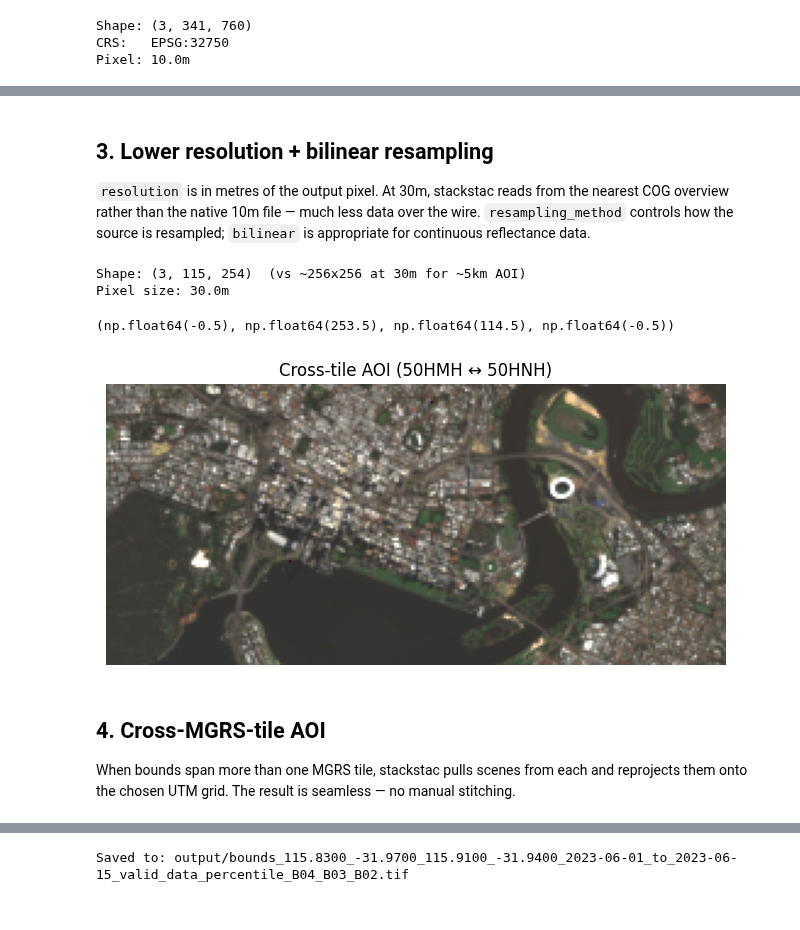
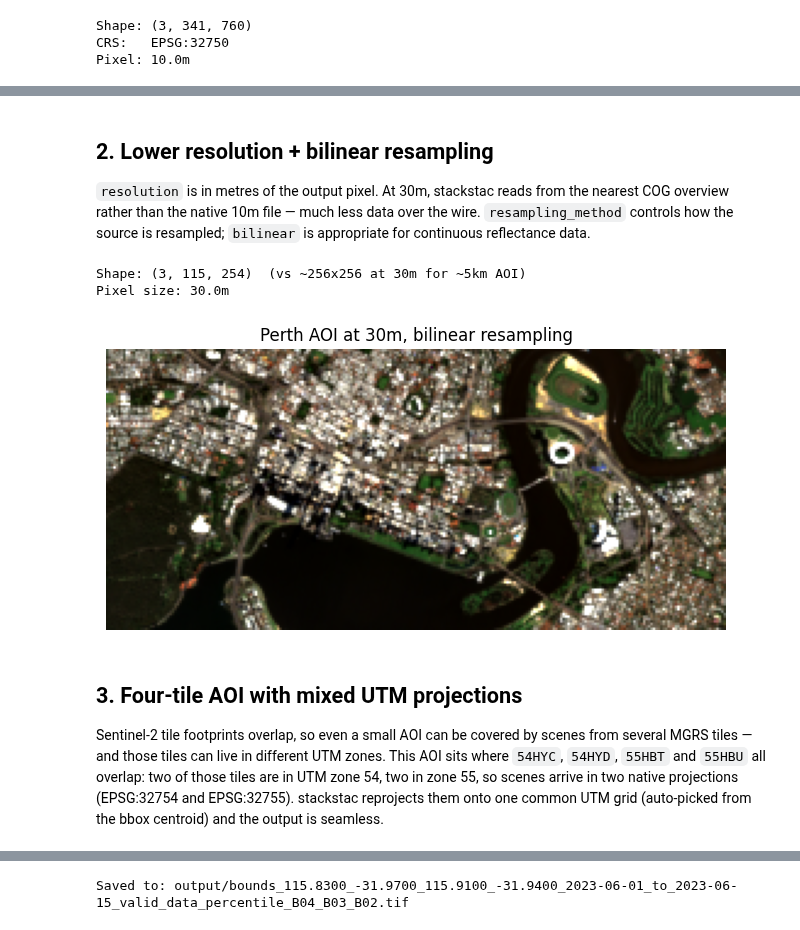
Before and after one commit to DPIRD-DMA/S2Mosaic, a Jupyter notebook: examples/Example use - bounds.ipynb, the cells around one changed output, grey strips where cells are left out. Saved outputs shown, nothing was run; the diff lists cells and outputs as text; code cells hidden in the pictures.

```diff
--- a/examples/Example use - bounds.ipynb
+++ b/examples/Example use - bounds.ipynb
@@ -77,5 +51,5 @@ Shape: (3, 179, 1230)  (aspect 6.87:1)
 # %% [markdown]
-## 3. Lower resolution + bilinear resampling
+## 2. Lower resolution + bilinear resampling
 
 `resolution` is in metres of the output pixel. At 30m, stackstac reads from the nearest COG overview rather than the native 10m file — much less data over the wire. `resampling_method` controls how the source is resampled; `bilinear` is appropriate for continuous reflectance data.
 # %%
@@ -93,20 +67,20 @@ array, profile = mosaic(
 
 print(f"Shape: {array.shape}  (vs ~256x256 at 30m for ~5km AOI)")
 print(f"Pixel size: {profile['transform'].a}m")
-
-rgb = array.transpose(1, 2, 0).astype(float)
-p98 = rgb.max() * 0.6
-rgb_clipped = (rgb / p98).clip(0, 1)
-plt.figure(figsize=(8, 8))
-plt.imshow(rgb_clipped)
-plt.title("Cross-tile AOI (50HMH ↔ 50HNH)")
-plt.axis("off")
 # %% [output]
 Shape: (3, 115, 254)  (vs ~256x256 at 30m for ~5km AOI)
 Pixel size: 30.0m
-(np.float64(-0.5), np.float64(253.5), np.float64(114.5), np.float64(-0.5))
-[figure, removed]
-# %% [markdown]
-## 4. Cross-MGRS-tile AOI
-
-When bounds span more than one MGRS tile, stackstac pulls scenes from each and reprojects them onto the chosen UTM grid. The result is seamless — no manual stitching.
+# %%
+rgb = array.transpose(1, 2, 0).astype(float)
+p2, p98 = np.percentile(rgb[rgb > 0], [2, 98])
+rgb_clipped = ((rgb - p2) / (p98 - p2)).clip(0, 1)
+plt.figure(figsize=(8, 8))
+plt.imshow(rgb_clipped)
+plt.title("Perth AOI at 30m, bilinear resampling")
+plt.axis("off");
+# %% [output]
+[figure, added]
+# %% [markdown]
+## 3. Four-tile AOI with mixed UTM projections
+
+Sentinel-2 tile footprints overlap, so even a small AOI can be covered by scenes from several MGRS tiles — and those tiles can live in different UTM zones. This AOI sits where `54HYC`, `54HYD`, `55HBT` and `55HBU` all overlap: two of those tiles are in UTM zone 54, two in zone 55, so scenes arrive in two native projections (EPSG:32754 and EPSG:32755). stackstac reprojects them onto one common UTM grid (auto-picked from the bbox centroid) and the output is seamless.
```
Also changed, not shown: parts of 8 cells of this notebook, 3 other files.
